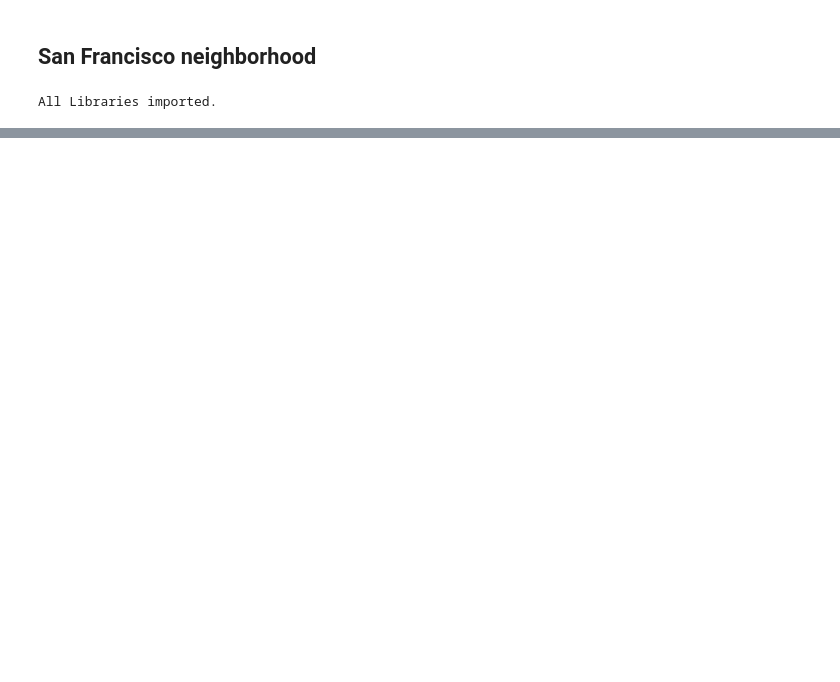
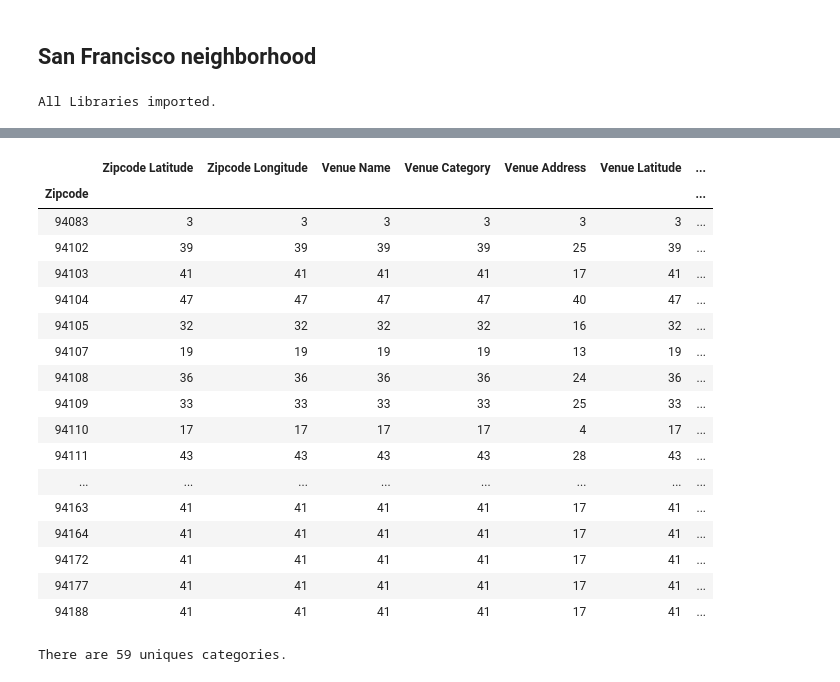
Before and after one commit to umano-git/ibm-ads-capstone, a Jupyter notebook: umano-Capstone-BattleOfNeighborhoods.ipynb, the cells around one changed output, grey strips where cells are left out. Drawn from its saved outputs; the diff is of its cells as text; code cells hidden in the pictures; blank space fills up the shorter version.

```diff
--- a/umano-Capstone-BattleOfNeighborhoods.ipynb
+++ b/umano-Capstone-BattleOfNeighborhoods.ipynb
@@ -134,0 +127,40 @@ map_sf
+# %%
+sfo_venues = pd.DataFrame()
+
+for name, lat, lng in zip(sfo['zipcode'], sfo['latitude'], sfo['longitude']):
+    bdf = get_venue_df(search_query='bus',v_lat=lat,v_lng=lng)
+    tdf = get_venue_df(search_query='train',v_lat=lat,v_lng=lng)
+    venuedf = bdf.append(tdf,sort=False)
+    venuedf.reset_index(drop=True, inplace=True)
+
+    #skip the loop if there are empty results
+    if(venuedf.size == 0):
+        continue
+
+    # keep only columns that include venue name, catogory, latitude, longitude
+    filtered_columns = ['name', 'categories', 'location.address', 'location.lat', 'location.lng']
+    #filtered_columns
+    vdf_filtered = venuedf.loc[:, filtered_columns]
+
+    #print(vdf_filtered.head(5))
+    # filter the category for each row
+    vdf_filtered['categories'] = vdf_filtered.apply(get_category_type, axis=1)
+
+    # clean column names by keeping only last term
+    vdf_filtered.columns = [column.split('.')[-1] for column in vdf_filtered.columns]
+    # rename col names to indicate they are of the venue
+    vdf_filtered.rename(columns={"name": "Venue Name","categories": "Venue Category","address": "Venue Address","lat": "Venue Latitude","lng": "Venue Longitude"}, inplace=True)
+    #drop any row with NA in categories
+    vdf_filtered.dropna(subset=['Venue Category'],inplace=True)
+
+    #print(vdf_filtered.head(5))
+
+    #insert the zipcode and its lat and lng
+    vdf_filtered.insert(0,"Zipcode",name)
+    vdf_filtered.insert(1,"Zipcode Latitude",lat)
+    vdf_filtered.insert(2,"Zipcode Longitude",lng)
+
+    #append into sfo venues
+    sfo_venues=sfo_venues.append(vdf_filtered)
+
+sfo_venues.head(5)
@@ -134,0 +199,25 @@ map_sf
+# %%
+sfo_venues.groupby('Zipcode').count()
+# %% [output]
+|  | Zipcode Latitude | Zipcode Longitude | Venue Name | Venue Category | Venue Address | Venue Latitude | ... |
+| Zipcode |  |  |  |  |  |  | ... |
+| 94083 | 3 | 3 | 3 | 3 | 3 | 3 | ... |
+| 94102 | 39 | 39 | 39 | 39 | 25 | 39 | ... |
+| 94103 | 41 | 41 | 41 | 41 | 17 | 41 | ... |
+| 94104 | 47 | 47 | 47 | 47 | 40 | 47 | ... |
+| 94105 | 32 | 32 | 32 | 32 | 16 | 32 | ... |
+| 94107 | 19 | 19 | 19 | 19 | 13 | 19 | ... |
+| 94108 | 36 | 36 | 36 | 36 | 24 | 36 | ... |
+| 94109 | 33 | 33 | 33 | 33 | 25 | 33 | ... |
+| 94110 | 17 | 17 | 17 | 17 | 4 | 17 | ... |
+| 94111 | 43 | 43 | 43 | 43 | 28 | 43 | ... |
+| ... | ... | ... | ... | ... | ... | ... | ... |
+| 94163 | 41 | 41 | 41 | 41 | 17 | 41 | ... |
+| 94164 | 41 | 41 | 41 | 41 | 17 | 41 | ... |
+| 94172 | 41 | 41 | 41 | 41 | 17 | 41 | ... |
+| 94177 | 41 | 41 | 41 | 41 | 17 | 41 | ... |
+| 94188 | 41 | 41 | 41 | 41 | 17 | 41 | ... |
+# %%
+print('There are {} uniques categories.'.format(len(sfo_venues['Venue Category'].unique())))
+# %% [output]
+There are 59 uniques categories.
```
Also changed, not shown: parts of 39 cells of this notebook.
